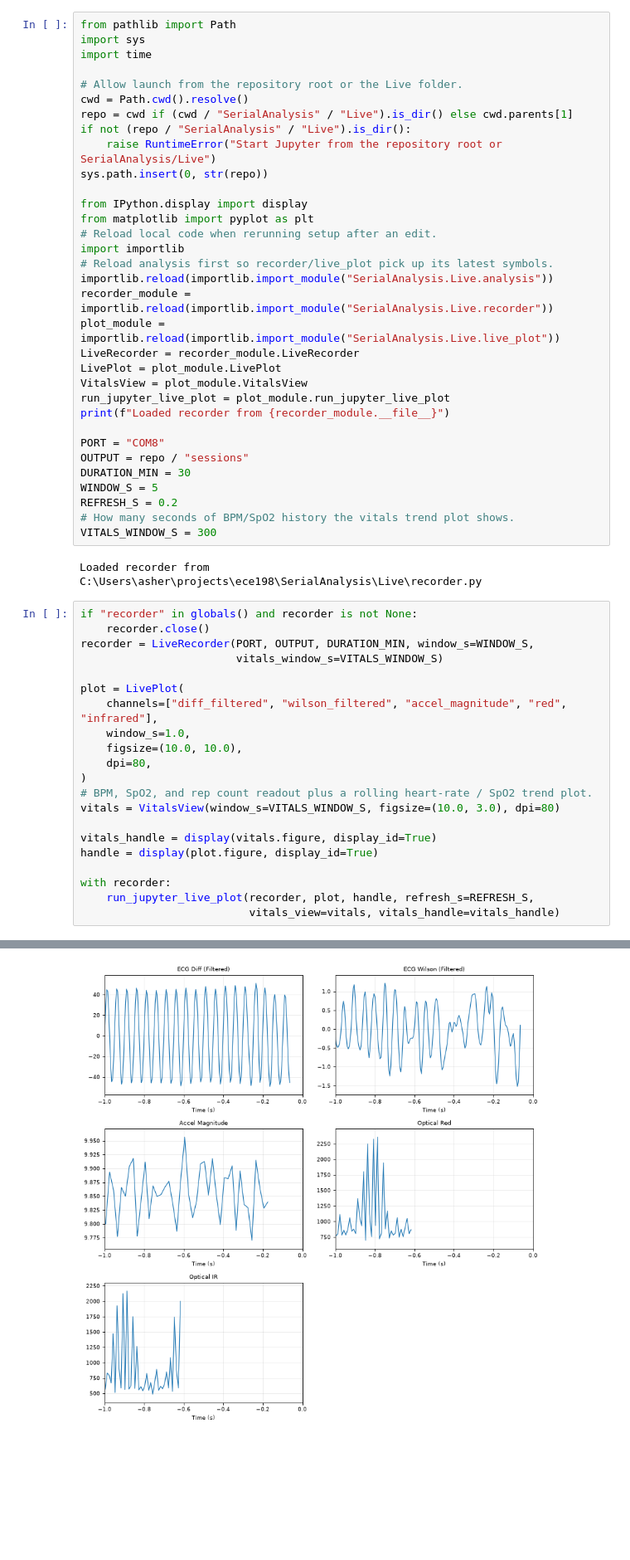
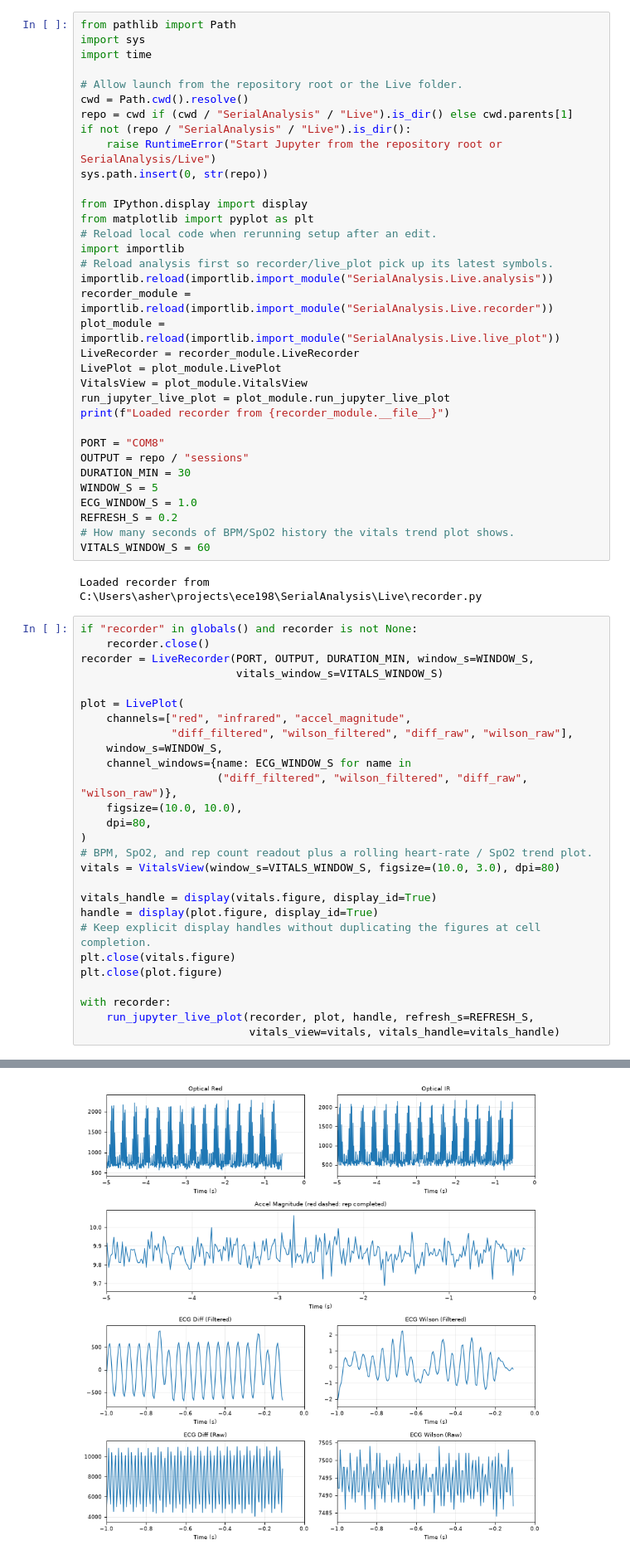
Before and after one commit to asherhe/the-ece198-of-all-time, a Jupyter notebook: SerialAnalysis/Live/live_signals.ipynb, the cells around one changed output, grey strips where cells are left out. Shown at 83% size. Saved outputs shown, nothing was run; the diff lists cells and outputs as text; blank space fills up the shorter version.

Commit message:
update visualization

```diff
--- a/SerialAnalysis/Live/live_signals.ipynb
+++ b/SerialAnalysis/Live/live_signals.ipynb
@@ -50,9 +35,10 @@ PORT = "COM8"
 OUTPUT = repo / "sessions"
 DURATION_MIN = 30
 WINDOW_S = 5
+ECG_WINDOW_S = 1.0
 REFRESH_S = 0.2
 # How many seconds of BPM/SpO2 history the vitals trend plot shows.
-VITALS_WINDOW_S = 300
+VITALS_WINDOW_S = 60
 # %% [output]
 Loaded recorder from C:\Users\asher\projects\ece198\SerialAnalysis\Live\recorder.py
 # %%
@@ -62,8 +48,11 @@ recorder = LiveRecorder(PORT, OUTPUT, DURATION_MIN, window_s=WINDOW_S,
                         vitals_window_s=VITALS_WINDOW_S)
 
 plot = LivePlot(
-    channels=["diff_filtered", "wilson_filtered", "accel_magnitude", "red", "infrared"],
-    window_s=1.0,
+    channels=["red", "infrared", "accel_magnitude",
+              "diff_filtered", "wilson_filtered", "diff_raw", "wilson_raw"],
+    window_s=WINDOW_S,
+    channel_windows={name: ECG_WINDOW_S for name in
+                     ("diff_filtered", "wilson_filtered", "diff_raw", "wilson_raw")},
     figsize=(10.0, 10.0),
     dpi=80,
 )
@@ -72,6 +61,9 @@ vitals = VitalsView(window_s=VITALS_WINDOW_S, figsize=(10.0, 3.0), dpi=80)
 
 vitals_handle = display(vitals.figure, display_id=True)
 handle = display(plot.figure, display_id=True)
+# Keep explicit display handles without duplicating the figures at cell completion.
+plt.close(vitals.figure)
+plt.close(plot.figure)
 
 with recorder:
     run_jupyter_live_plot(recorder, plot, handle, refresh_s=REFRESH_S,
@@ -81,4 +73,4 @@ with recorder:
-[figure, old version]
+[figure, new version]
 # %%
 # Diagnostic: print incoming binary chunks and decoded frames for 10 seconds.
 # Run this cell while the live graph cell is stopped.
```
Also changed, not shown: parts of 4 cells of this notebook, 16 other files.
